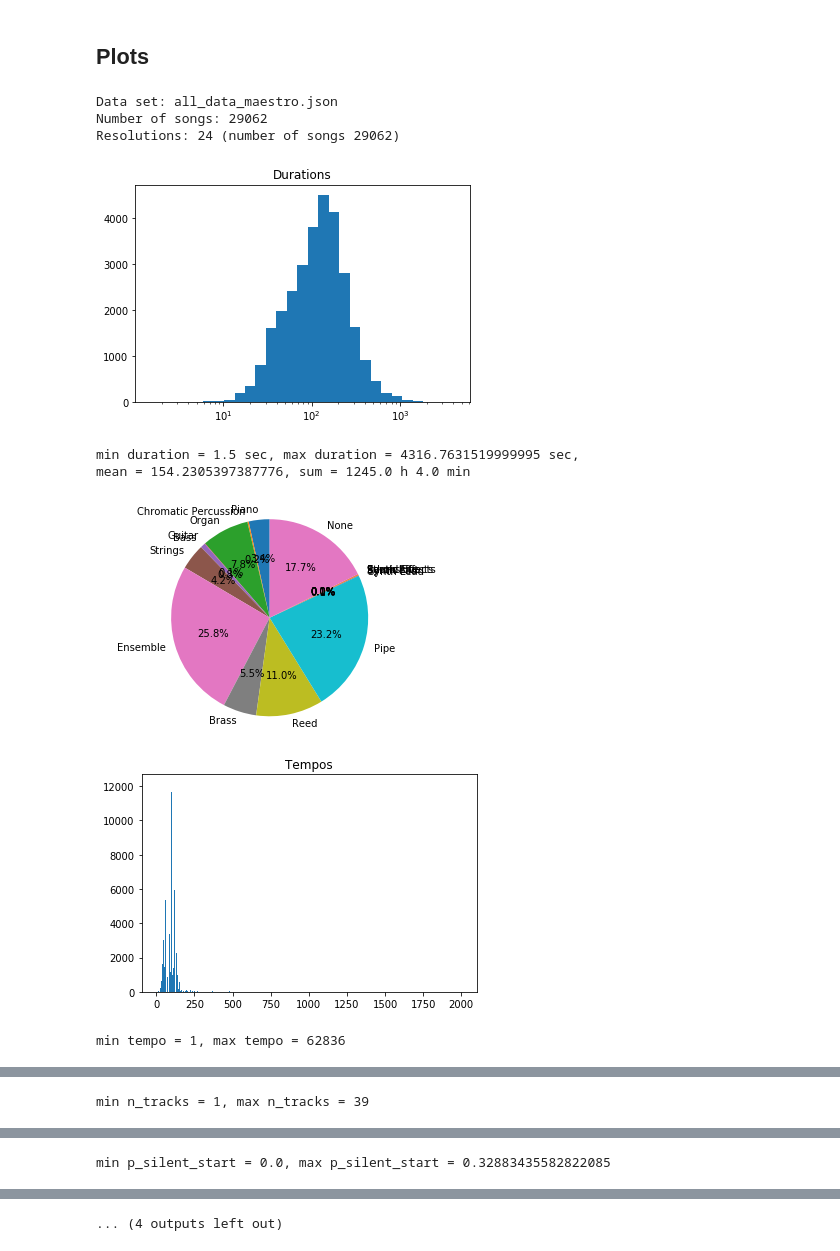
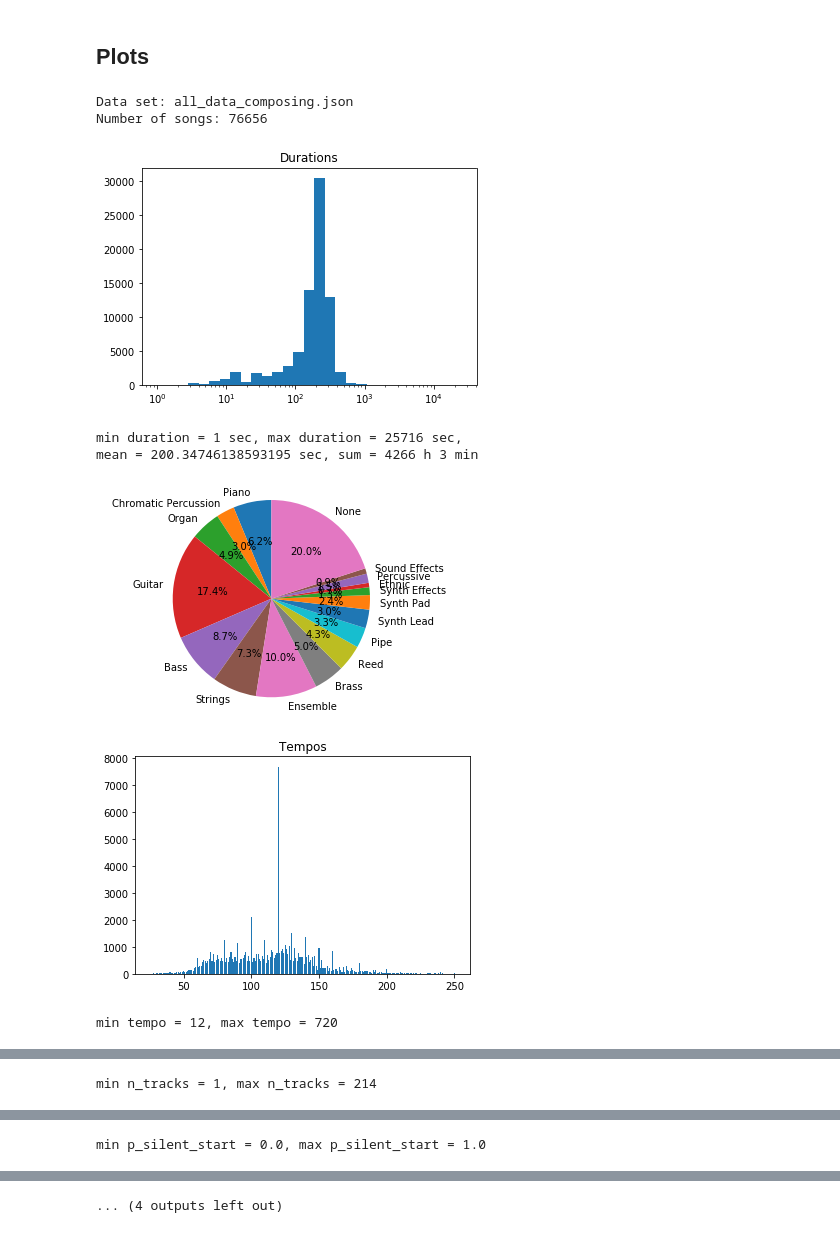
Before and after one commit to michaelkaeppler/AI_Music, a Jupyter notebook: plots.ipynb, the cells around one changed output, grey strips where cells are left out. Saved outputs shown, nothing was run; the diff lists cells and outputs as text; code cells hidden in the pictures.

Commit message:
Plot results for all datasets

```diff
--- a/plots.ipynb
+++ b/plots.ipynb
@@ -145,14 +145,13 @@ def plot_all(file_name):
 # %% [markdown]
 ## Plots
 # %%
-plot_all('all_data_maestro.json')
+plot_all('all_data_composing.json')
 # %% [output]
-Data set: all_data_maestro.json
-Number of songs: 29062
-Resolutions: 24 (number of songs 29062)
+Data set: all_data_composing.json
+Number of songs: 76656
-[figure, old version]
+[figure, new version]
-min duration = 1.5 sec, max duration = 4316.7631519999995 sec,
-mean = 154.2305397387776, sum = 1245.0 h 4.0 min
+min duration = 1 sec, max duration = 25716 sec,
+mean = 200.34746138593195 sec, sum = 4266 h 3 min
-[figure, old version]
+[figure, new version]
-[figure, old version]
+[figure, new version]
-min tempo = 1, max tempo = 62836
+min tempo = 12, max tempo = 720
@@ -160 +159 @@ min tempo = 1, max tempo = 62836
-min n_tracks = 1, max n_tracks = 39
+min n_tracks = 1, max n_tracks = 214
@@ -163 +162 @@ min n_tracks = 1, max n_tracks = 39
-min p_silent_start = 0.0, max p_silent_start = 0.32883435582822085
+min p_silent_start = 0.0, max p_silent_start = 1.0
```
Also changed, not shown: parts of 7 cells of this notebook.
